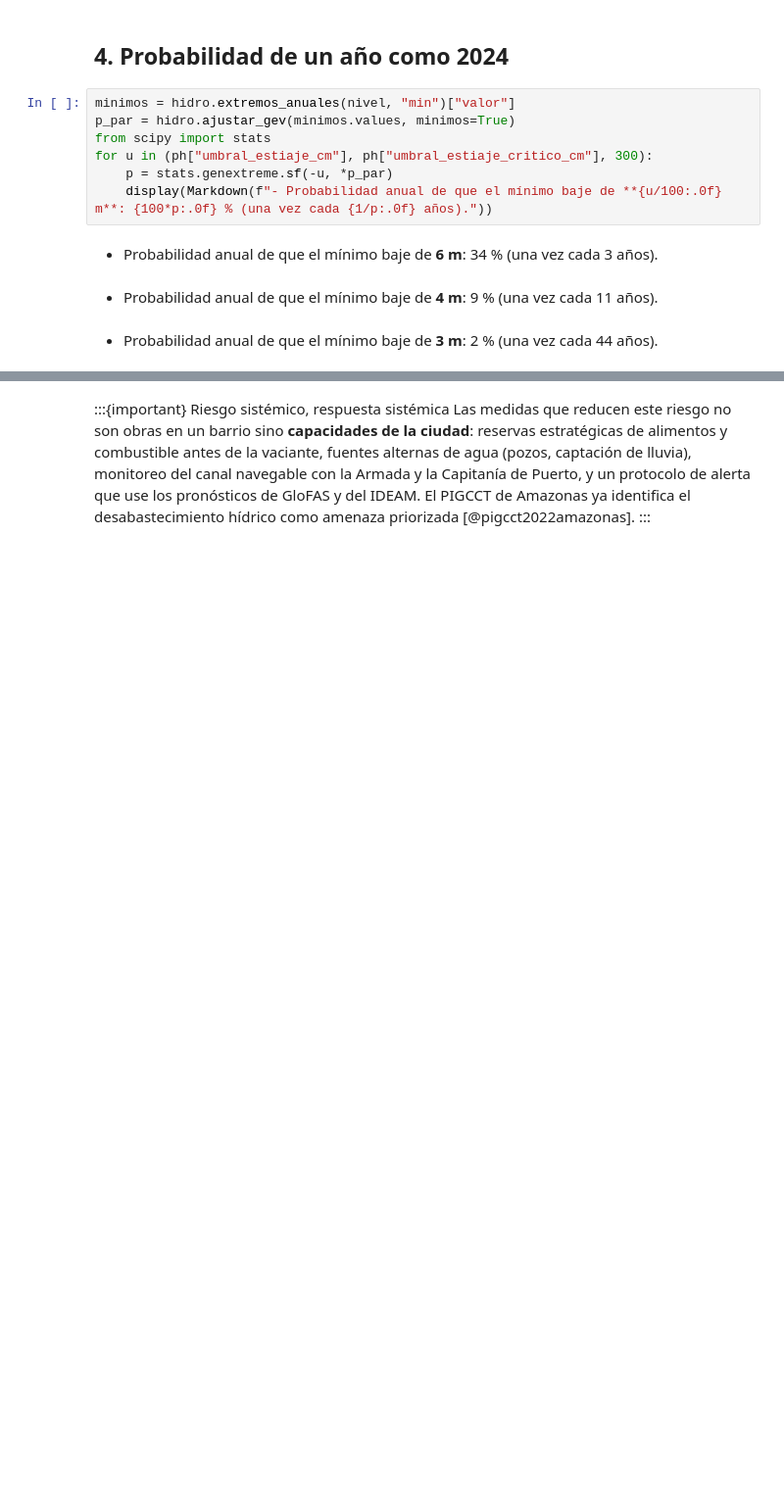
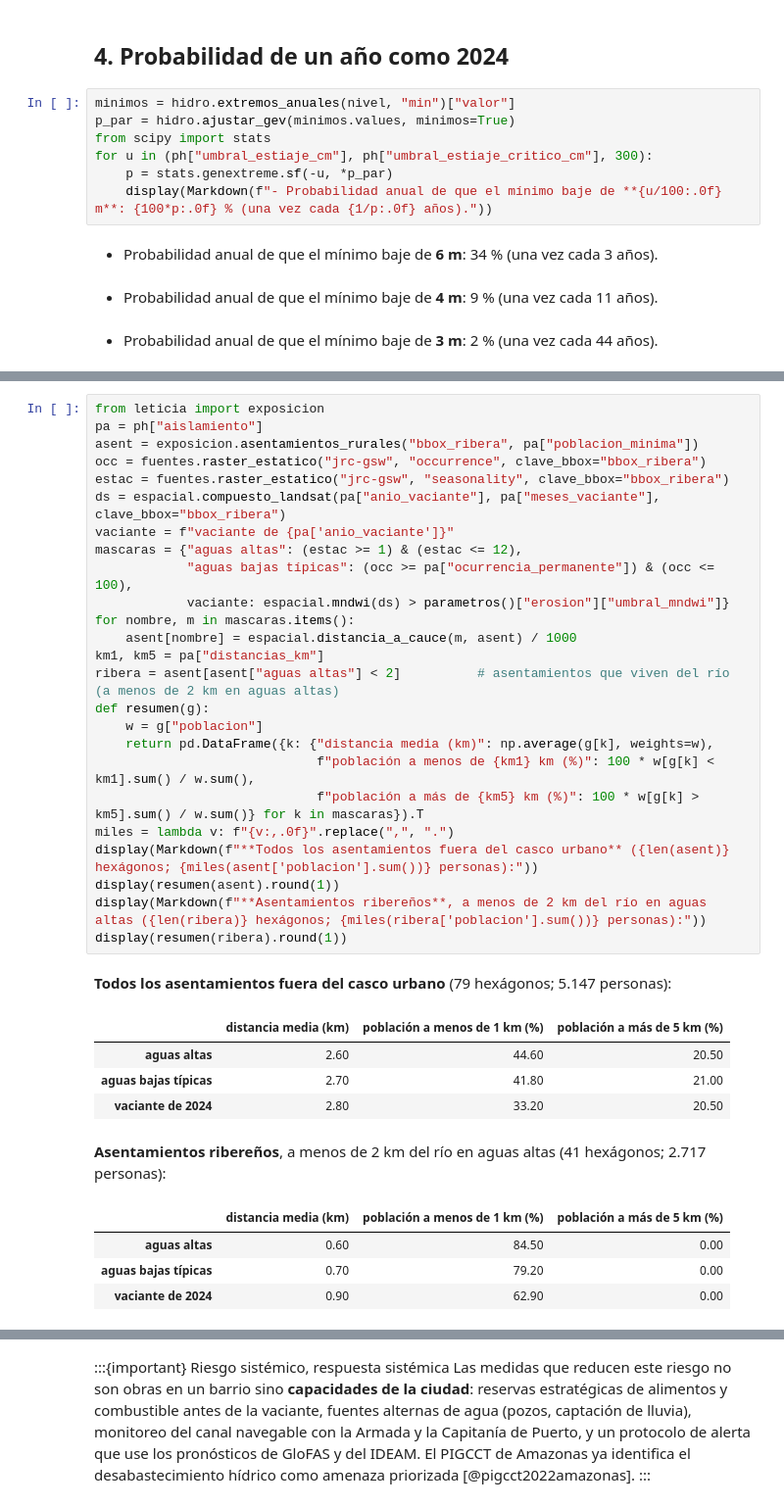
Before and after one commit to mromerot/leticia, a Jupyter notebook: book/03_analisis/32_sequia/c_riesgo.ipynb, the cells around one changed output, grey strips where cells are left out. Shown at 98% size. Drawn from its saved outputs; the diff is of its cells as text; blank space fills up the shorter version.

```diff
--- a/book/03_analisis/32_sequia/c_riesgo.ipynb
+++ b/book/03_analisis/32_sequia/c_riesgo.ipynb
@@ -150,0 +164,36 @@ for u in (ph["umbral_estiaje_cm"], ph["umbral_estiaje_critico_cm"], 300):
+# %%
+from leticia import exposicion
+pa = ph["aislamiento"]
+asent = exposicion.asentamientos_rurales("bbox_ribera", pa["poblacion_minima"])
+occ = fuentes.raster_estatico("jrc-gsw", "occurrence", clave_bbox="bbox_ribera")
+estac = fuentes.raster_estatico("jrc-gsw", "seasonality", clave_bbox="bbox_ribera")
+ds = espacial.compuesto_landsat(pa["anio_vaciante"], pa["meses_vaciante"], clave_bbox="bbox_ribera")
+vaciante = f"vaciante de {pa['anio_vaciante']}"
+mascaras = {"aguas altas": (estac >= 1) & (estac <= 12),
+            "aguas bajas típicas": (occ >= pa["ocurrencia_permanente"]) & (occ <= 100),
+            vaciante: espacial.mndwi(ds) > parametros()["erosion"]["umbral_mndwi"]}
+for nombre, m in mascaras.items():
+    asent[nombre] = espacial.distancia_a_cauce(m, asent) / 1000
+km1, km5 = pa["distancias_km"]
+ribera = asent[asent["aguas altas"] < 2]          # asentamientos que viven del río (a menos de 2 km en aguas altas)
+def resumen(g):
+    w = g["poblacion"]
+    return pd.DataFrame({k: {"distancia media (km)": np.average(g[k], weights=w),
+                             f"población a menos de {km1} km (%)": 100 * w[g[k] < km1].sum() / w.sum(),
+                             f"población a más de {km5} km (%)": 100 * w[g[k] > km5].sum() / w.sum()} for k in mascaras}).T
+miles = lambda v: f"{v:,.0f}".replace(",", ".")
+display(Markdown(f"**Todos los asentamientos fuera del casco urbano** ({len(asent)} hexágonos; {miles(asent['poblacion'].sum())} personas):"))
+display(resumen(asent).round(1))
+display(Markdown(f"**Asentamientos ribereños**, a menos de 2 km del río en aguas altas ({len(ribera)} hexágonos; {miles(ribera['poblacion'].sum())} personas):"))
+display(resumen(ribera).round(1))
+# %% [output]
+**Todos los asentamientos fuera del casco urbano** (79 hexágonos; 5.147 personas):
+|  | distancia media (km) | población a menos de 1 km (%) | población a más de 5 km (%) |
+| aguas altas | 2.60 | 44.60 | 20.50 |
+| aguas bajas típicas | 2.70 | 41.80 | 21.00 |
+| vaciante de 2024 | 2.80 | 33.20 | 20.50 |
+**Asentamientos ribereños**, a menos de 2 km del río en aguas altas (41 hexágonos; 2.717 personas):
+|  | distancia media (km) | población a menos de 1 km (%) | población a más de 5 km (%) |
+| aguas altas | 0.60 | 84.50 | 0.00 |
+| aguas bajas típicas | 0.70 | 79.20 | 0.00 |
+| vaciante de 2024 | 0.90 | 62.90 | 0.00 |
```
Also changed, not shown: parts of 6 cells of this notebook, 35 other files.
